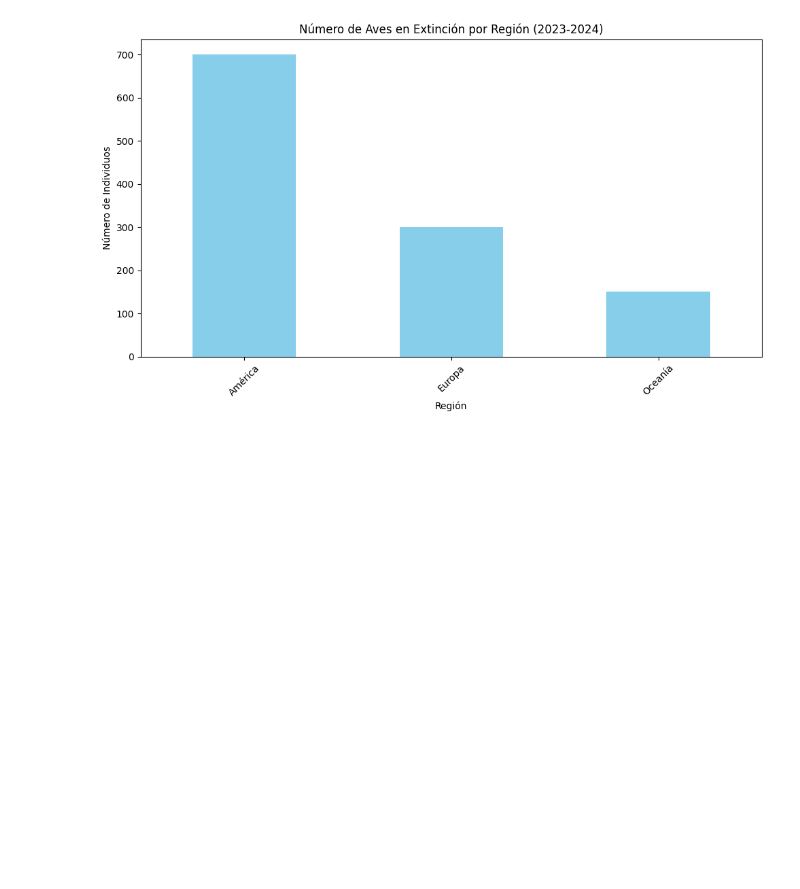
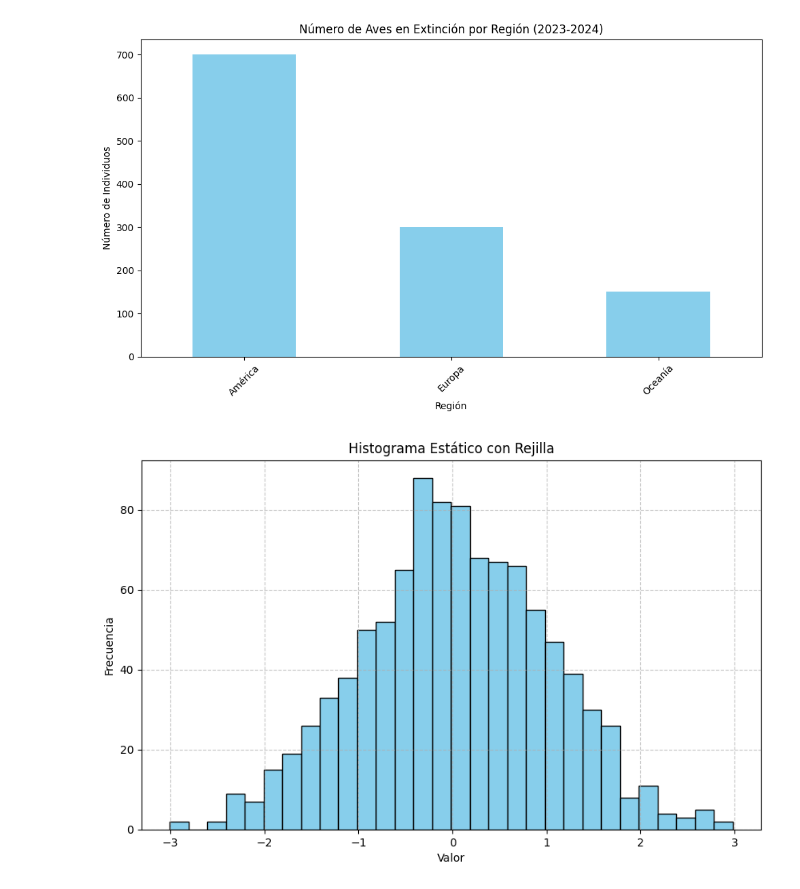
Before and after one commit to Vanessa0ne/phyton, a Jupyter notebook: HISTOGRAMA_CON_PYTHON.ipynb, the cells around one changed output. Drawn from its saved outputs; the diff is of its cells as text; code cells hidden in the pictures; blank space fills up the shorter version.

```diff
--- a/HISTOGRAMA_CON_PYTHON.ipynb
+++ b/HISTOGRAMA_CON_PYTHON.ipynb
@@ -769,3 +769,26 @@ plt.show()
 # %% [output]
 Index(['Especie', 'Región', 'Número de Individuos'], dtype='object')
 [figure]
+# %%
+import numpy as np
+import matplotlib.pyplot as plt
+
+# Generar datos aleatorios para el histograma
+data = np.random.randn(1000)
+
+# Crear el histograma
+plt.figure(figsize=(10, 6))
+plt.hist(data, bins=30, color='skyblue', edgecolor='black')
+
+# Configurar etiquetas y título
+plt.xlabel('Valor')
+plt.ylabel('Frecuencia')
+plt.title('Histograma Estático con Rejilla')
+
+# Configurar la rejilla
+plt.grid(True, linestyle='--', alpha=0.7)
+
+# Mostrar el gráfico
+plt.show()
+# %% [output]
+[figure, added]
```
Also changed, not shown: parts of 7 cells of this notebook.
